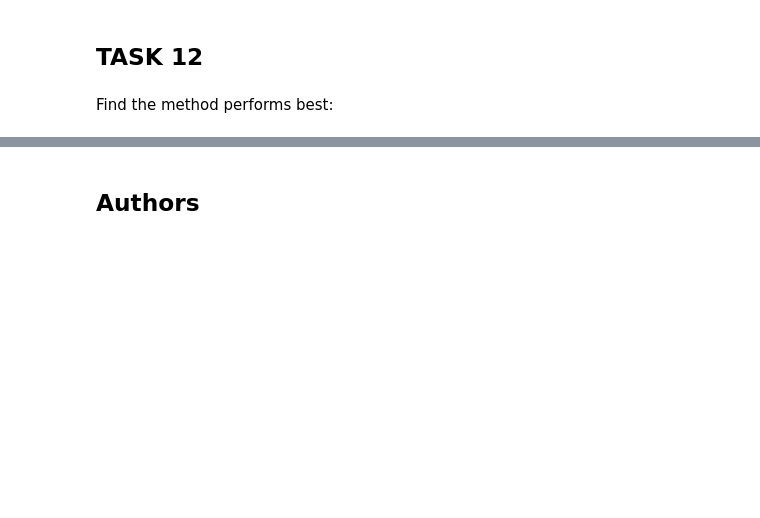
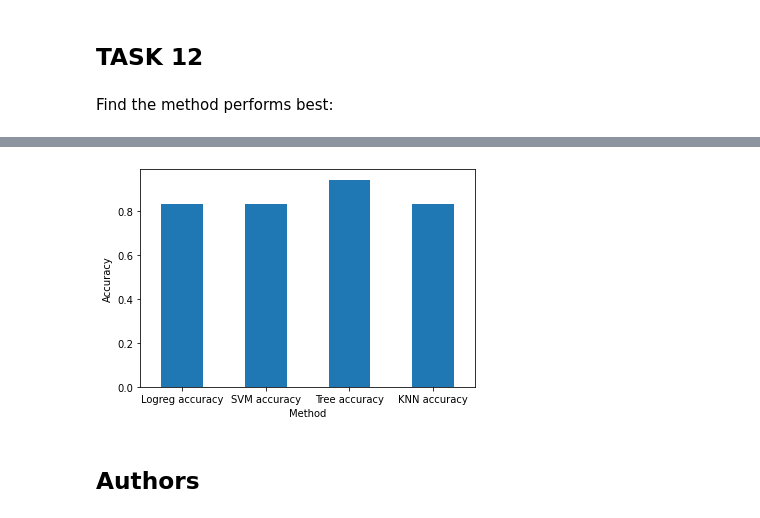
Before and after one commit to rbubniaksilverio/coursera-capstone-project, a Jupyter notebook: SpaceX_Machine Learning Prediction_Part_5.ipynb, the cells around one changed output, grey strips where cells are left out. Cells and saved outputs as stored; diff of their text form; code cells hidden in the pictures; blank space fills up the shorter version.

```diff
--- a/SpaceX_Machine Learning Prediction_Part_5.ipynb
+++ b/SpaceX_Machine Learning Prediction_Part_5.ipynb
@@ -342,0 +341,3 @@ Find the method performs best:
+# %%
+accuracy_dict = {'Method': ['Logreg accuracy','SVM accuracy','Tree accuracy','KNN accuracy'],
+                 'Accuracy': [logreg_cv.score(X_test, Y_test),svm_cv.score(X_test, Y_test),tree_cv.score(X_test, Y_test),KNN_cv.score(X_test, Y_test)]}
@@ -342,0 +355,3 @@ Find the method performs best:
+# %%
+df_0 = pd.DataFrame(accuracy_dict)
+df_0
@@ -343,3 +364,7 @@ Find the method performs best:
+# %%
+ax = df_0.plot.bar(x='Method', y='Accuracy', rot=0, legend = False, ylabel = 'Accuracy')
+# %% [output]
+[figure, added]
 # %% [markdown]
 ## Authors
 # %% [markdown]
```
Also changed, not shown: parts of 6 cells of this notebook.
